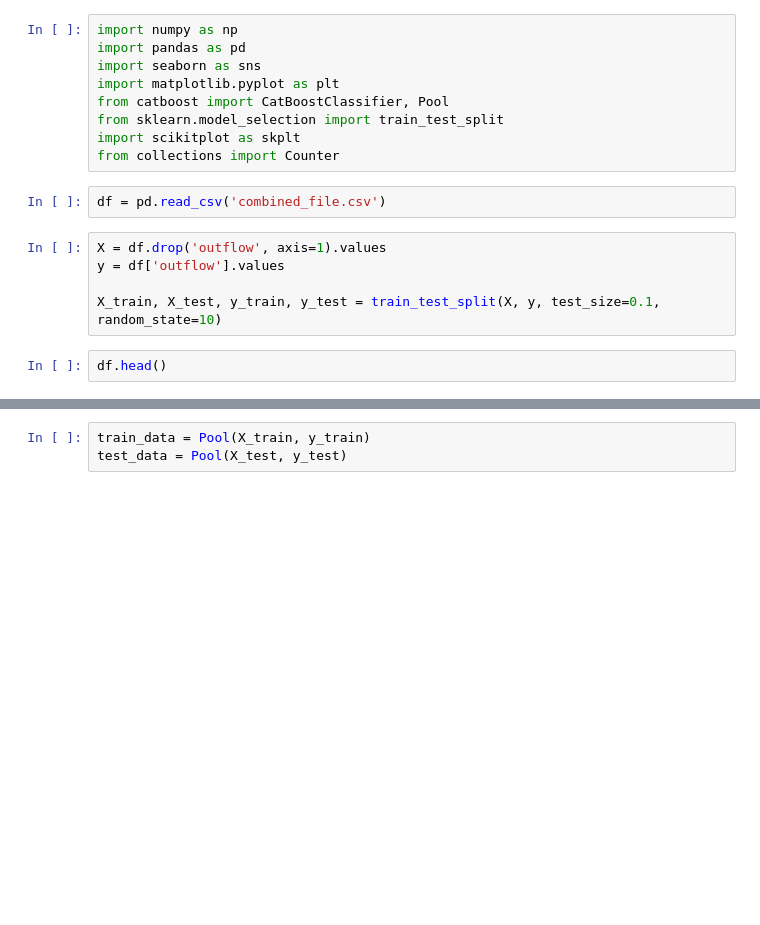
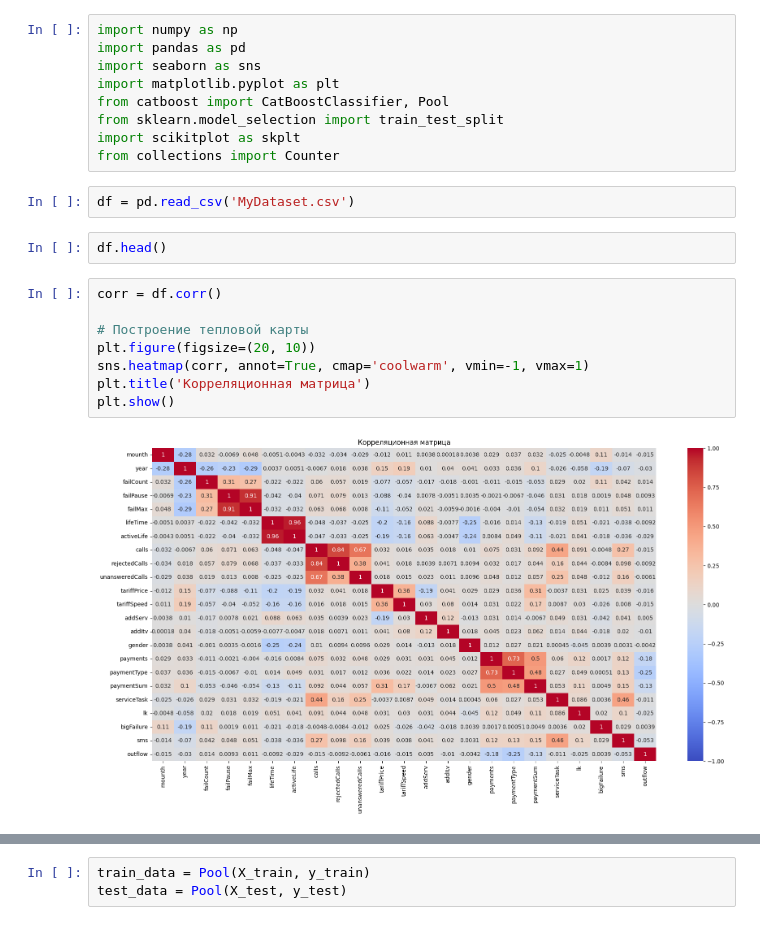
Before and after one commit to KONF1GG/ML_outflow_fridom, a Jupyter notebook: learning_machine.ipynb, the cells around one changed output, grey strips where cells are left out. Drawn from its saved outputs; the diff is of its cells as text; blank space fills up the shorter version.

```diff
--- a/learning_machine.ipynb
+++ b/learning_machine.ipynb
@@ -8,11 +8,16 @@ from sklearn.model_selection import train_test_split
 import scikitplot as skplt
 from collections import Counter
 # %%
-df = pd.read_csv('combined_file.csv')
+df = pd.read_csv('MyDataset.csv')
-# %%
-X = df.drop('outflow', axis=1).values
-y = df['outflow'].values
-
-X_train, X_test, y_train, y_test = train_test_split(X, y, test_size=0.1, random_state=10)
 # %%
 df.head()
+# %%
+corr = df.corr()
+
+# Построение тепловой карты
+plt.figure(figsize=(20, 10))
+sns.heatmap(corr, annot=True, cmap='coolwarm', vmin=-1, vmax=1)
+plt.title('Корреляционная матрица')
+plt.show()
+# %% [output]
+[figure, added]
```
Also changed, not shown: parts of 23 cells of this notebook, 19 other files.
